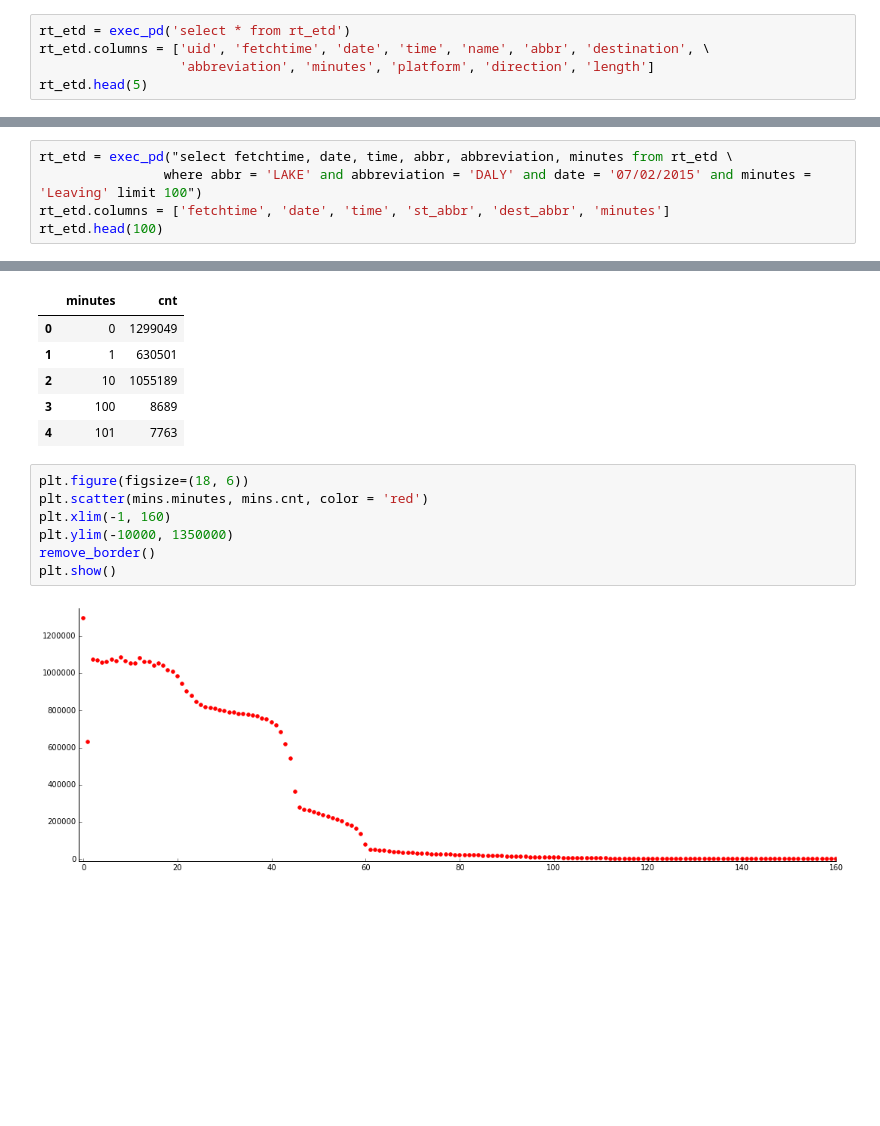
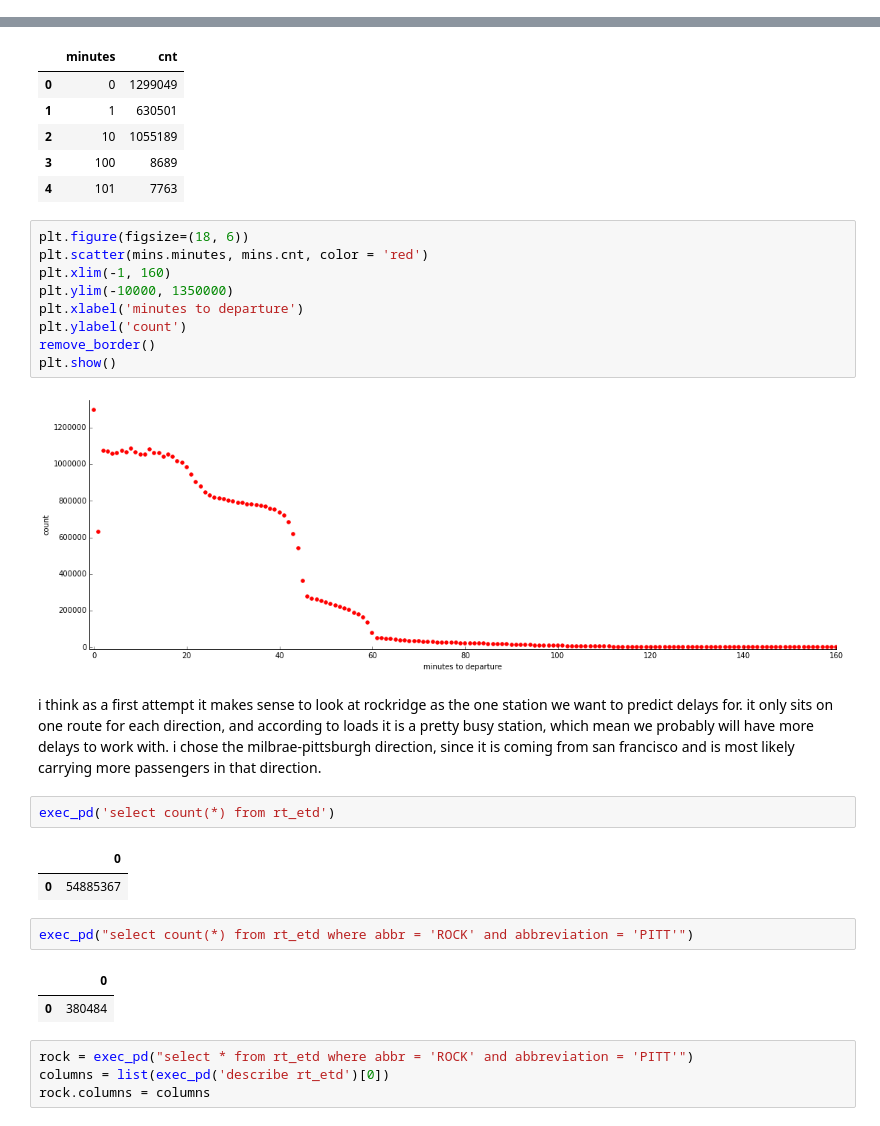
Before and after one commit to dmilad/BARTProject, a Jupyter notebook: eda/eda.ipynb, the cells around one changed output, grey strips where cells are left out. Cells and saved outputs as stored; diff of their text form; blank space fills up the shorter version.

```diff
--- a/eda/eda.ipynb
+++ b/eda/eda.ipynb
@@ -581,8 +716,3 @@ we see that aside from routes 3 and 4, we see between 2 to 4% of high load. 3 an
 print list(exec_pd('describe rt_etd')[0])
 # %% [output]
 ['uid', 'fetchtime', 'date', 'time', 'name', 'abbr', 'destination', 'abbreviation', 'minutes', 'platform', 'direction', 'length', 'color', 'hexcolor', 'bikeflag']
-# %%
-rt_etd = exec_pd('select * from rt_etd')
-rt_etd.columns = ['uid', 'fetchtime', 'date', 'time', 'name', 'abbr', 'destination', \
-                  'abbreviation', 'minutes', 'platform', 'direction', 'length']
-rt_etd.head(5)
@@ -594,5 +718,0 @@ exec_pd('select bikeflag, count(*) from rt_etd group by bikeflag')
-# %%
-rt_etd = exec_pd("select fetchtime, date, time, abbr, abbreviation, minutes from rt_etd \
-                where abbr = 'LAKE' and abbreviation = 'DALY' and date = '07/02/2015' and minutes = 'Leaving' limit 100")
-rt_etd.columns = ['fetchtime', 'date', 'time', 'st_abbr', 'dest_abbr', 'minutes']
-rt_etd.head(100)
@@ -632,9 +733,27 @@ mins.head()
 # %%
 plt.figure(figsize=(18, 6))
 plt.scatter(mins.minutes, mins.cnt, color = 'red')
 plt.xlim(-1, 160)
 plt.ylim(-10000, 1350000)
+plt.xlabel('minutes to departure')
+plt.ylabel('count')
 remove_border()
 plt.show()
 # %% [output]
-[figure, old version]
+[figure, new version]
+# %% [markdown]
+i think as a first attempt it makes sense to look at rockridge as the one station we want to predict delays for. it only sits on one route for each direction, and according to loads it is a pretty busy station, which mean we probably will have more delays to work with. i chose the milbrae-pittsburgh direction, since it is coming from san francisco and is most likely carrying more passengers in that direction.
+# %%
+exec_pd('select count(*) from rt_etd')
+# %% [output]
+|  | 0 |
+| 0 | 54885367 |
+# %%
+exec_pd("select count(*) from rt_etd where abbr = 'ROCK' and abbreviation = 'PITT'")
+# %% [output]
+|  | 0 |
+| 0 | 380484 |
+# %%
+rock = exec_pd("select * from rt_etd where abbr = 'ROCK' and abbreviation = 'PITT'")
+columns = list(exec_pd('describe rt_etd')[0])
+rock.columns = columns
```
Also changed, not shown: parts of 52 cells of this notebook, 3 other files.
